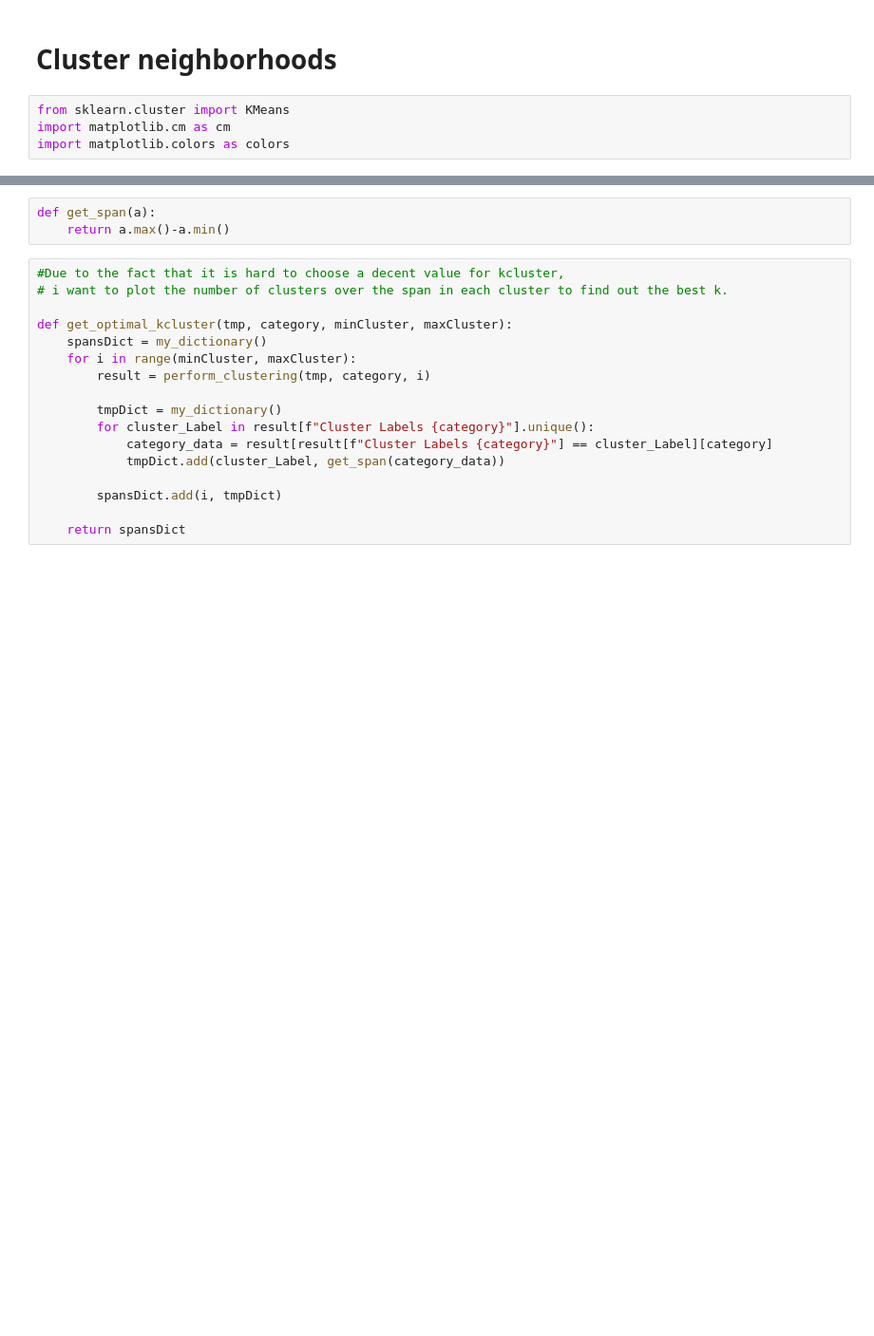
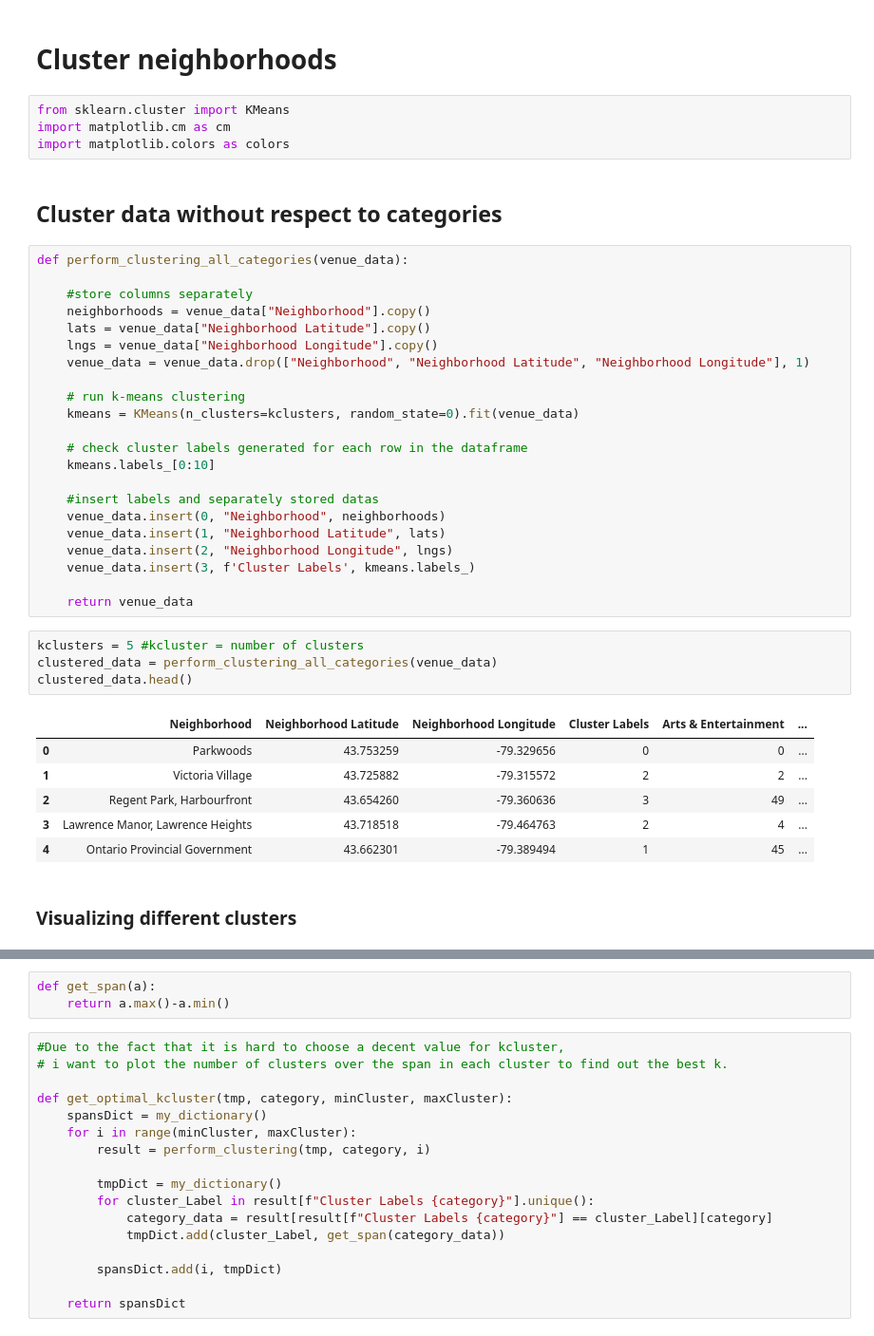
Before and after one commit to TobiasHoefchen/Coursera_Capstone, a Jupyter notebook: Capstone_Project_week5.ipynb, the cells around one changed output, grey strips where cells are left out. Shown: that part at 95% size. Saved outputs shown, nothing was run; the diff lists cells and outputs as text; blank space fills up the shorter version.

```diff
--- a/Capstone_Project_week5.ipynb
+++ b/Capstone_Project_week5.ipynb
@@ -387,3 +393,40 @@ venue_data
 from sklearn.cluster import KMeans
 import matplotlib.cm as cm
 import matplotlib.colors as colors
+# %% [markdown]
+## Cluster data without respect to categories
+# %%
+def perform_clustering_all_categories(venue_data):
+
+    #store columns separately
+    neighborhoods = venue_data["Neighborhood"].copy()
+    lats = venue_data["Neighborhood Latitude"].copy()
+    lngs = venue_data["Neighborhood Longitude"].copy()
+    venue_data = venue_data.drop(["Neighborhood", "Neighborhood Latitude", "Neighborhood Longitude"], 1)
+
+    # run k-means clustering
+    kmeans = KMeans(n_clusters=kclusters, random_state=0).fit(venue_data)
+
+    # check cluster labels generated for each row in the dataframe
+    kmeans.labels_[0:10]
+
+    #insert labels and separately stored datas
+    venue_data.insert(0, "Neighborhood", neighborhoods)
+    venue_data.insert(1, "Neighborhood Latitude", lats)
+    venue_data.insert(2, "Neighborhood Longitude", lngs)
+    venue_data.insert(3, f'Cluster Labels', kmeans.labels_)
+
+    return venue_data
+# %%
+kclusters = 5 #kcluster = number of clusters
+clustered_data = perform_clustering_all_categories(venue_data)
+clustered_data.head()
+# %% [output]
+|  | Neighborhood | Neighborhood Latitude | Neighborhood Longitude | Cluster Labels | Arts & Entertainment | ... |
+| 0 | Parkwoods | 43.753259 | -79.329656 | 0 | 0 | ... |
+| 1 | Victoria Village | 43.725882 | -79.315572 | 2 | 2 | ... |
+| 2 | Regent Park, Harbourfront | 43.654260 | -79.360636 | 3 | 49 | ... |
+| 3 | Lawrence Manor, Lawrence Heights | 43.718518 | -79.464763 | 2 | 4 | ... |
+| 4 | Ontario Provincial Government | 43.662301 | -79.389494 | 1 | 45 | ... |
+# %% [markdown]
+### Visualizing different clusters
```
Also changed, not shown: parts of 12 cells of this notebook, 3 other files.
